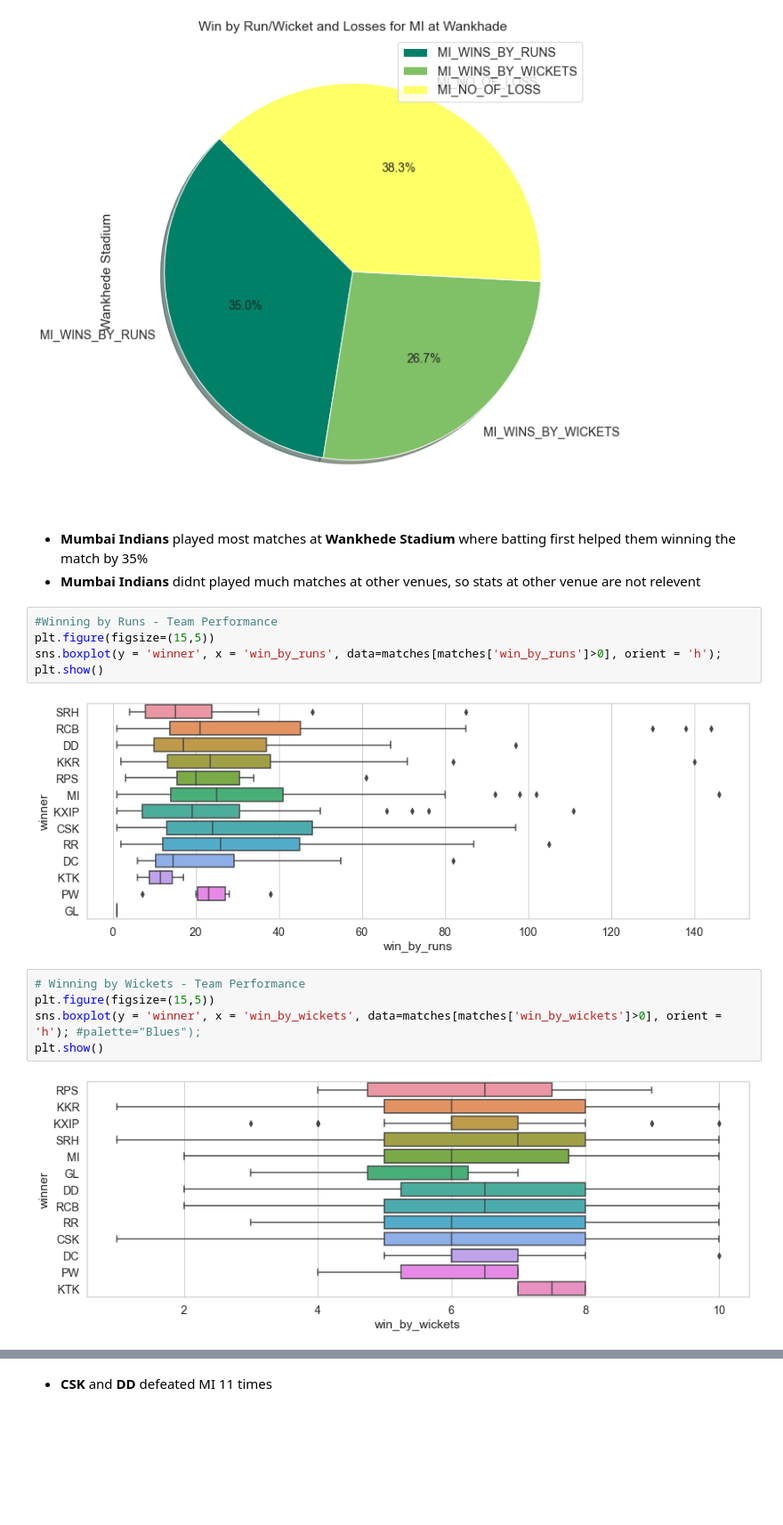
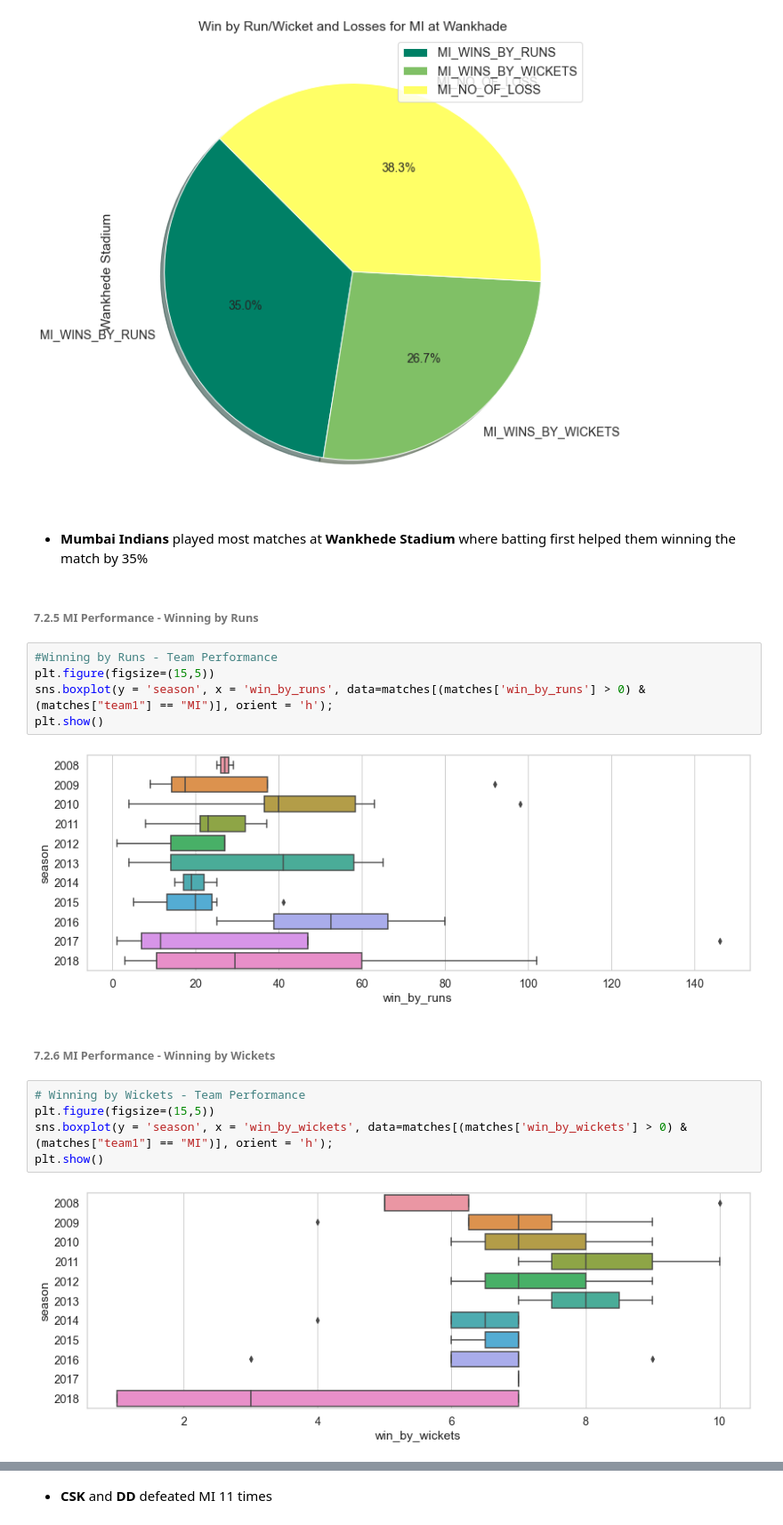
Before and after one commit to ravijagtap/datascience, a Jupyter notebook: IPL_DATA_ANALYSIS/Analysis on IPL Data.ipynb, the cells around one changed output, grey strips where cells are left out. Shown at 89% size. Cells and saved outputs as stored; diff of their text form; blank space fills up the shorter version.

```diff
--- a/IPL_DATA_ANALYSIS/Analysis on IPL Data.ipynb
+++ b/IPL_DATA_ANALYSIS/Analysis on IPL Data.ipynb
@@ -882,19 +796,22 @@ result.iloc[0, 1:4].plot(kind='pie', fontsize=14, autopct='%3.1f%%', title="Win
 [figure]
 # %% [markdown]
 - **Mumbai Indians** played most matches at **Wankhede Stadium** where batting first helped them winning the match by 35%
-- **Mumbai Indians** didnt played much matches at other venues, so stats at other venue are not relevent
+# %% [markdown]
+###### 7.2.5 MI Performance - Winning by Runs
 # %%
 #Winning by Runs - Team Performance
 plt.figure(figsize=(15,5))
-sns.boxplot(y = 'winner', x = 'win_by_runs', data=matches[matches['win_by_runs']>0], orient = 'h');
+sns.boxplot(y = 'season', x = 'win_by_runs', data=matches[(matches['win_by_runs'] > 0) & (matches["team1"] == "MI")], orient = 'h');
 plt.show()
 # %% [output]
-[figure, old version]
+[figure, new version]
+# %% [markdown]
+###### 7.2.6 MI Performance - Winning by Wickets
 # %%
 # Winning by Wickets - Team Performance
 plt.figure(figsize=(15,5))
-sns.boxplot(y = 'winner', x = 'win_by_wickets', data=matches[matches['win_by_wickets']>0], orient = 'h'); #palette="Blues");
+sns.boxplot(y = 'season', x = 'win_by_wickets', data=matches[(matches['win_by_wickets'] > 0) & (matches["team1"] == "MI")], orient = 'h');
 plt.show()
 # %% [output]
-[figure, old version]
+[figure, new version]
 # %% [markdown]
```
Also changed, not shown: parts of 150 cells of this notebook.
